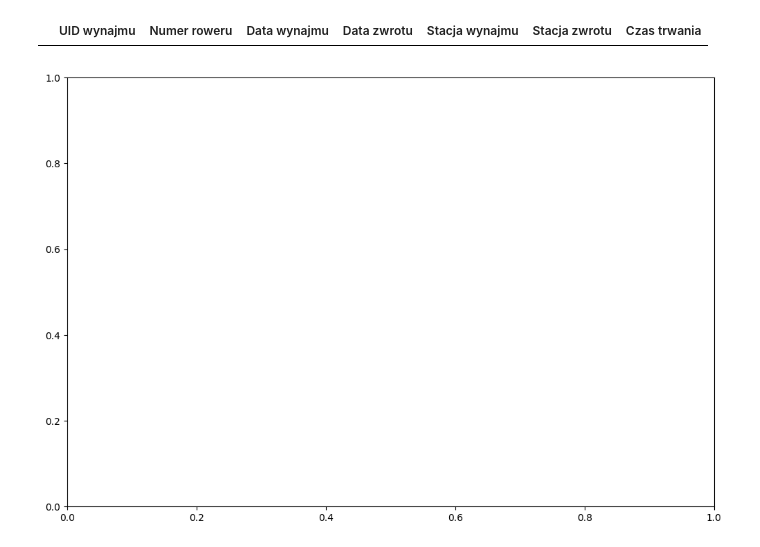
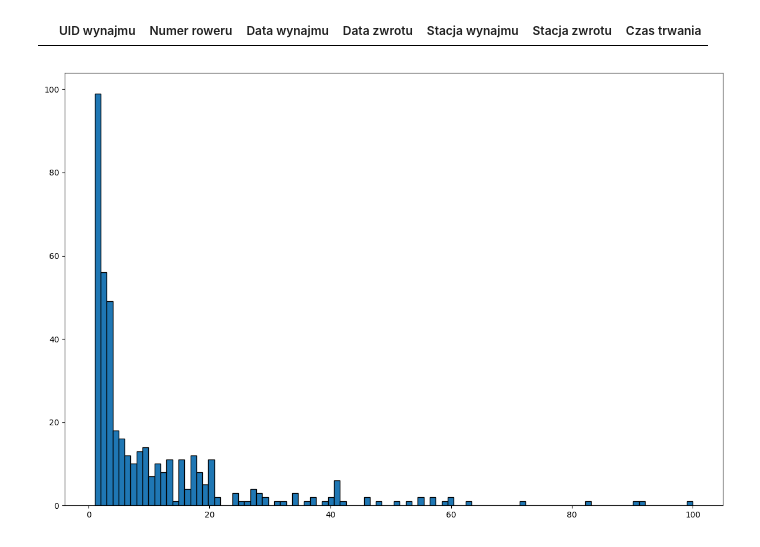
Before and after one commit to Vektor79/Zadania, a Jupyter notebook: 05_Wykresy/Materiały_na_zjazd/02_Wykresy/05_Dodatkowe elementy na wykresie/1_Wrocławskie rowery miejskie.ipynb, the cells around one changed output. Saved outputs shown, nothing was run; the diff lists cells and outputs as text; code cells hidden in the pictures.

```diff
--- a/05_Wykresy/Materiały_na_zjazd/02_Wykresy/05_Dodatkowe elementy na wykresie/1_Wrocławskie rowery miejskie.ipynb
+++ b/05_Wykresy/Materiały_na_zjazd/02_Wykresy/05_Dodatkowe elementy na wykresie/1_Wrocławskie rowery miejskie.ipynb
@@ -155,7 +155,18 @@ df_custom.shape
 df_custom[df_custom["Czas trwania"] > 100]
 # %% [output]
 |  | UID wynajmu | Numer roweru | Data wynajmu | Data zwrotu | Stacja wynajmu | Stacja zwrotu | Czas trwania |
-# %%
-fig, ax = plt.subplots(figsize=(12, 8))
-# %% [output]
-[figure, removed]
+# %%
+# bins - koszyczki, 100 bo jeden słupek ma być jedną minutą
+fig, ax = plt.subplots(figsize=(12, 8))
+
+ax.hist(df_custom["Czas trwania"], bins=100, edgecolor="black")
+
+
+
+
+
+
+plt.tight_layout()
+plt.show()
+# %% [output]
+[figure, added]
```
Also changed, not shown: parts of 1 cell of this notebook.
